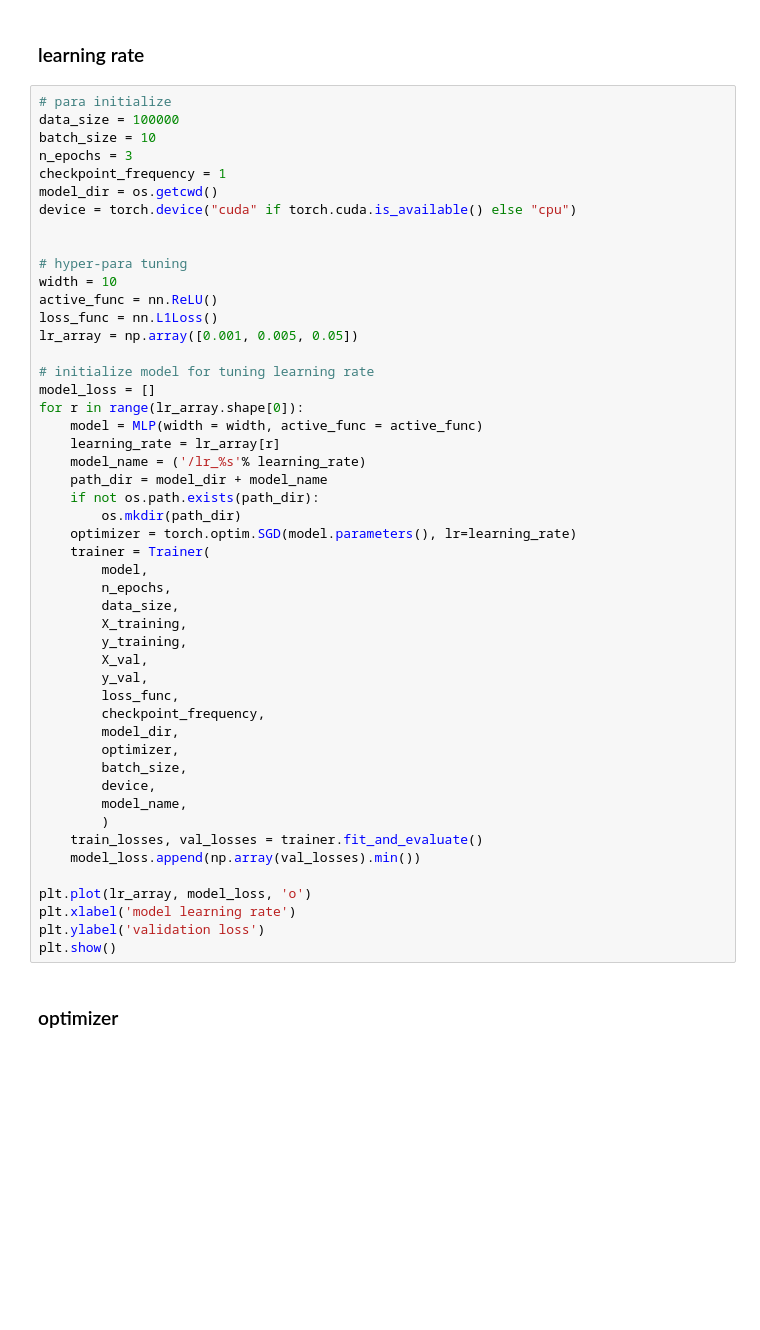
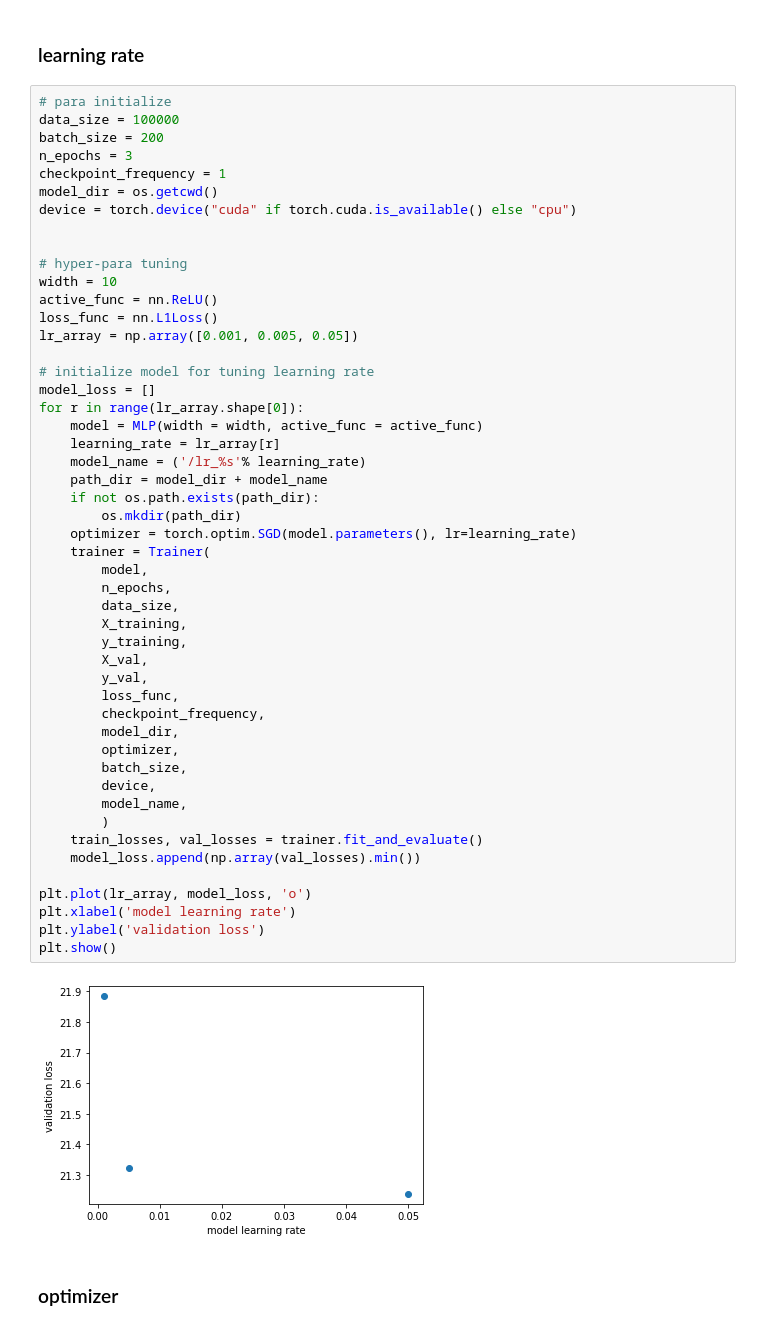
Before and after one commit to Cindyhui22/CS412_project, a Jupyter notebook: CS412_project_mlp.ipynb, the cells around one changed output. Drawn from its saved outputs; the diff is of its cells as text; blank space fills up the shorter version.

```diff
--- a/CS412_project_mlp.ipynb
+++ b/CS412_project_mlp.ipynb
@@ -430,7 +449,7 @@ plt.show()
 # %%
 # para initialize
 data_size = 100000
-batch_size = 10
+batch_size = 200
 n_epochs = 3
 checkpoint_frequency = 1
 model_dir = os.getcwd()
@@ -449,33 +468,35 @@ for r in range(lr_array.shape[0]):
     model = MLP(width = width, active_func = active_func)
     learning_rate = lr_array[r]
     model_name = ('/lr_%s'% learning_rate)
     path_dir = model_dir + model_name
     if not os.path.exists(path_dir):
         os.mkdir(path_dir)
     optimizer = torch.optim.SGD(model.parameters(), lr=learning_rate)
     trainer = Trainer(
         model,
         n_epochs,
         data_size,
         X_training,
         y_training,
         X_val,
         y_val,
         loss_func,
         checkpoint_frequency,
         model_dir,
         optimizer,
         batch_size,
         device,
         model_name,
         )
     train_losses, val_losses = trainer.fit_and_evaluate()
     model_loss.append(np.array(val_losses).min())
 
 plt.plot(lr_array, model_loss, 'o')
 plt.xlabel('model learning rate')
 plt.ylabel('validation loss')
 plt.show()
+# %% [output]
+[figure, added]
 # %% [markdown]
 ### optimizer
 # %%
```
Also changed, not shown: parts of 10 cells of this notebook.
